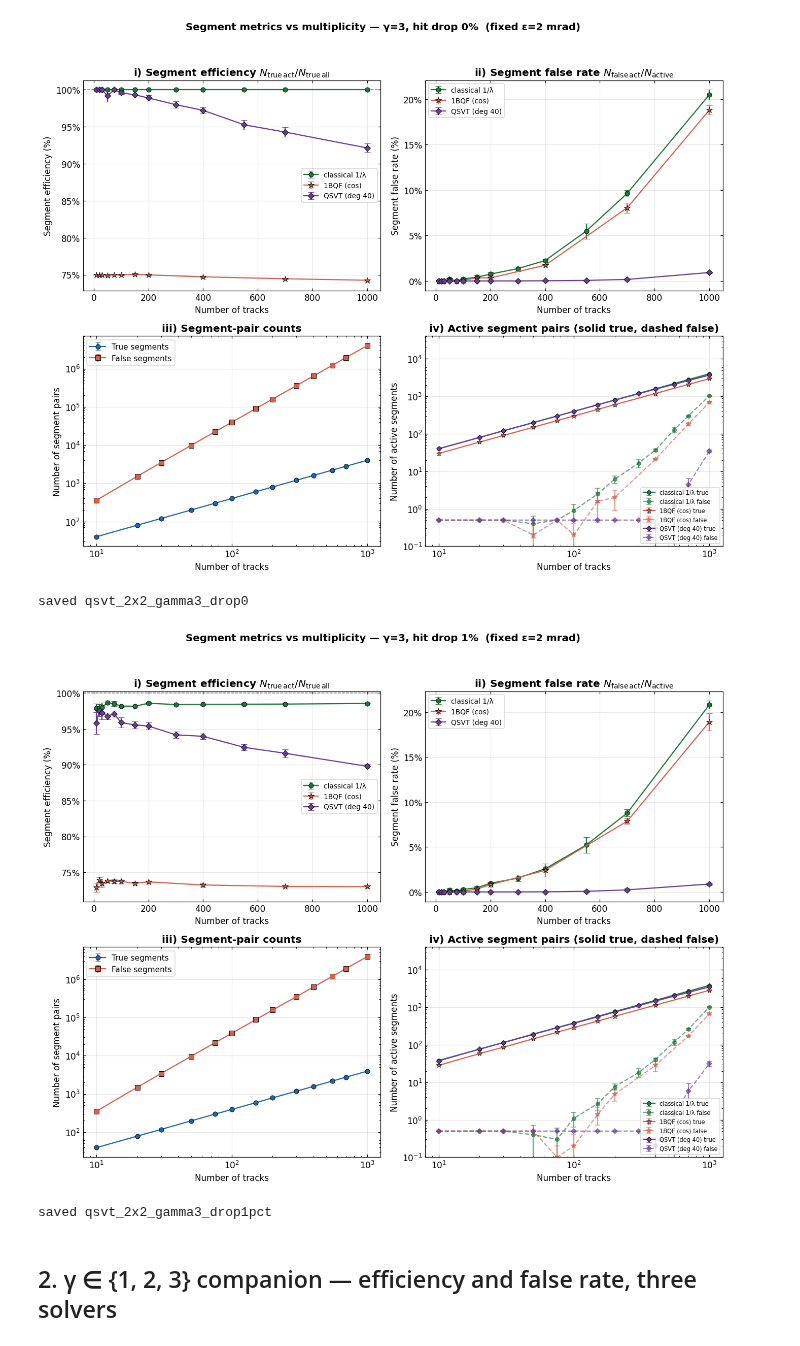
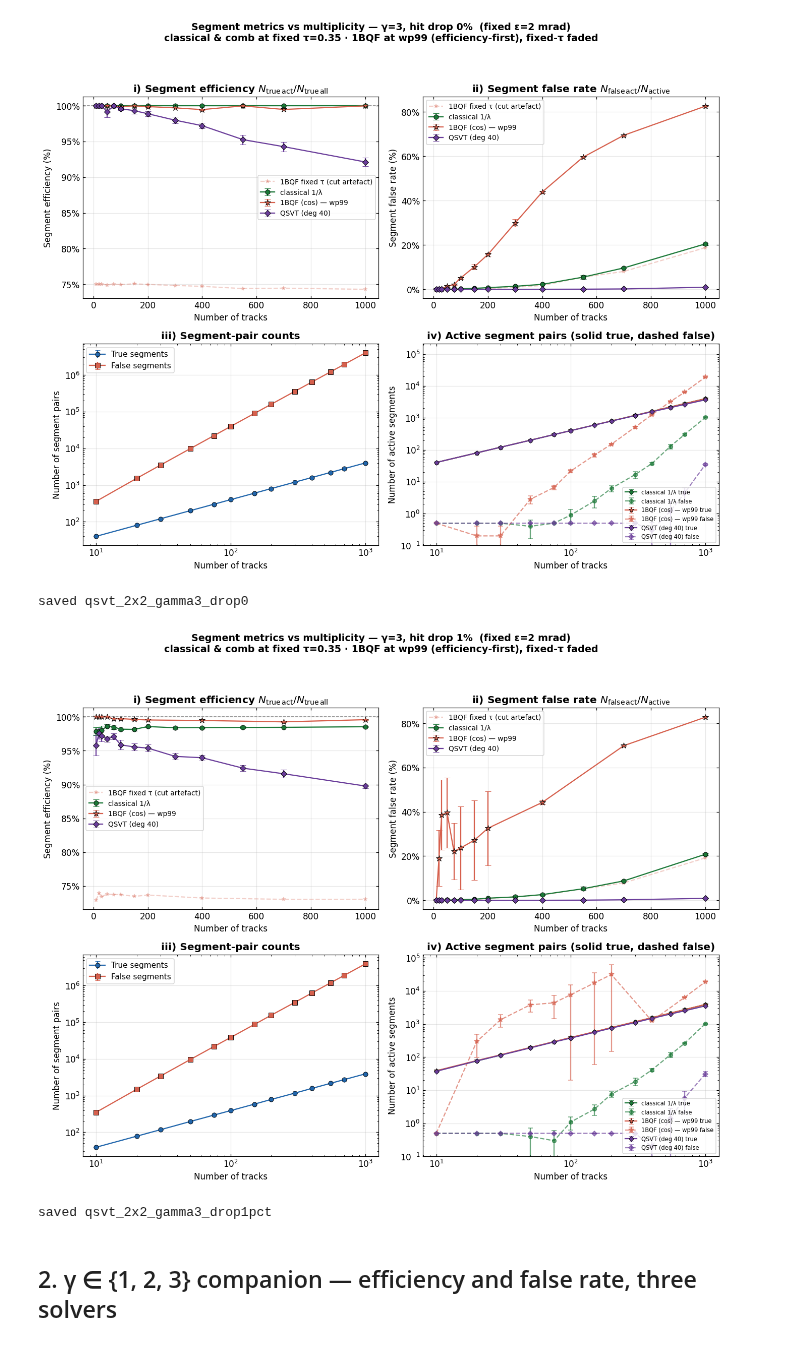
Before and after one commit to GeorgeWilliam1999/Quantum_Track_Reconstruction, a Jupyter notebook: QSVT/Segment_level_studies/01_qsvt_segment_efficiency.ipynb, the cells around one changed output. Drawn from its saved outputs; the diff is of its cells as text; code cells hidden in the pictures.

Commit message:
wp99 session 4: 1BQF headline -> wp99 in QSVT 2x2 + gamma companion (faded fixed-tau artefact)

```diff
--- a/QSVT/Segment_level_studies/01_qsvt_segment_efficiency.ipynb
+++ b/QSVT/Segment_level_studies/01_qsvt_segment_efficiency.ipynb
@@ -57,58 +70,79 @@ runs the full range, with 5 reps at T = 700/1000 (matching the qsvt rep count).
 # %%
 def plot_2x2_threeway(gamma, hit_ineff, stem):
     # all three solvers run to T=1000 (matrix-free 1BQF engine; 5 reps at T=700/1000)
+    # CONVENTION: classical & comb at the fixed γ-aware cut; the 1BQF HEADLINE is its
+    # efficiency-first wp99 working point (τ at the 1% quantile of its true amplitudes).
+    # The fixed-τ 1BQF curve stays faded — its ~75% plateau is the cut, not lost physics.
     Mc=M[M["n_trk"]<=1000]
     ds={k:S.agg_by_ntrk(Mc,k,gamma,hit_ineff) for k,_,_,_ in SOLVERS}
     if not ds["classical"]:
         print(f"[FLAG] no data for gamma={gamma}, drop={hit_ineff}"); return
+    def headline(k,d):
+        # per-solver headline arrays: 1BQF -> wp99; classical / comb -> fixed cut
+        if k=="quantum" and "se_wp_m" in d:
+            return d["se_wp_m"],d["se_wp_e"],d["fr_wp_m"],d["fr_wp_e"],d["tam_wp"],d["tase_wp"],d["fam_wp"],d["fase_wp"]
+        return d["se_m"],d["se_e"],d["fr_m"],d["fr_e"],d["tam"],d["tase"],d["fam"],d["fase"]
     fig,ax=plt.subplots(2,2,figsize=(12.5,10))
     # i) efficiency
     a=ax[0,0]
     for k,c,mk,lab in SOLVERS:
         d=ds[k]
-        if d: a.errorbar(d["tc"],d["se_m"],yerr=d["se_e"],fmt=mk+"-",color=c,capsize=4,mec="k",mew=0.6,label=lab,ms=8 if mk=="*" else 6)
+        if not d: continue
+        se,see,fr,fre,tam,tase,fam,fase=headline(k,d)
+        L=lab+" — wp99" if (k=="quantum" and "se_wp_m" in d) else lab
+        a.errorbar(d["tc"],se,yerr=see,fmt=mk+"-",color=c,capsize=4,mec="k",mew=0.6,label=L,ms=8 if mk=="*" else 6)
+        if k=="quantum" and "se_wp_m" in d:
+            a.plot(d["tc"],d["se_m"],mk+"--",color=c,alpha=0.30,ms=5,label="1BQF fixed τ (cut artefact)")
     a.axhline(100,color="gray",ls="--",lw=1); a.set_ylabel("Segment efficiency (%)")
     a.set_title(r"i) Segment efficiency $N_{\rm true\,act}/N_{\rm true\,all}$",fontweight="bold")
     a.yaxis.set_major_formatter(mticker.FormatStrFormatter("%g%%")); a.legend(fontsize=9)
     # ii) false rate
     a=ax[0,1]
     for k,c,mk,lab in SOLVERS:
         d=ds[k]
-        if d: a.errorbar(d["tc"],d["fr_m"],yerr=d["fr_e"],fmt=mk+"-",color=c,capsize=4,mec="k",mew=0.6,label=lab,ms=8 if mk=="*" else 6)
+        if not d: continue
+        se,see,fr,fre,tam,tase,fam,fase=headline(k,d)
+        L=lab+" — wp99" if (k=="quantum" and "se_wp_m" in d) else lab
+        a.errorbar(d["tc"],fr,yerr=fre,fmt=mk+"-",color=c,capsize=4,mec="k",mew=0.6,label=L,ms=8 if mk=="*" else 6)
+        if k=="quantum" and "fr_wp_m" in d:
+            a.plot(d["tc"],d["fr_m"],mk+"--",color=c,alpha=0.30,ms=5,label="1BQF fixed τ (cut artefact)")
     a.set_ylabel("Segment false rate (%)")
     a.set_title(r"ii) Segment false rate $N_{\rm false\,act}/N_{\rm active}$",fontweight="bold")
     a.yaxis.set_major_formatter(mticker.FormatStrFormatter("%g%%")); a.legend(fontsize=9)
     # iii) pair counts (solver-independent; from classical)
     a=ax[1,0]; d=ds["classical"]
     a.errorbar(d["tc"],d["ntm"],yerr=d["ntse"],fmt="o-",color="#2166ac",capsize=3,mec="k",mew=0.6,label="True segments")
     a.errorbar(d["tc"],d["nfm"],yerr=d["nfse"],fmt="s-",color="#d6604d",capsize=3,mec="k",mew=0.6,label="False segments")
     a.set_yscale("log"); a.set_ylabel("Number of segment pairs")
     a.set_title("iii) Segment-pair counts",fontweight="bold"); a.legend(loc="upper left",fontsize=10)
-    # iv) active counts per solver (solid=true, dashed=false)
+    # iv) active counts per solver (solid=true, dashed=false; 1BQF at wp99)
     a=ax[1,1]
     for k,c,mk,lab in SOLVERS:
         d=ds[k]
         if not d: continue
-        fa=np.where(d["fam"]>0,d["fam"],0.5)
-        a.errorbar(d["tc"],d["tam"],yerr=d["tase"],fmt=mk+"-",color=c,capsize=3,mec="k",mew=0.5,label=f"{lab} true",ms=7 if mk=="*" else 5)
-        a.errorbar(d["tc"],fa,yerr=np.where(d["fam"]>0,d["fase"],0.0),fmt=mk+"--",color=c,capsize=3,alpha=0.65,label=f"{lab} false",ms=7 if mk=="*" else 5)
+        se,see,fr,fre,tam,tase,fam,fase=headline(k,d)
+        L=lab+" — wp99" if (k=="quantum" and "se_wp_m" in d) else lab
+        fa=np.where(fam>0,fam,0.5)
+        a.errorbar(d["tc"],tam,yerr=tase,fmt=mk+"-",color=c,capsize=3,mec="k",mew=0.5,label=f"{L} true",ms=7 if mk=="*" else 5)
+        a.errorbar(d["tc"],fa,yerr=np.where(fam>0,fase,0.0),fmt=mk+"--",color=c,capsize=3,alpha=0.65,label=f"{L} false",ms=7 if mk=="*" else 5)
     a.set_yscale("log"); a.set_ylim(0.1,None); a.set_ylabel("Number of active segments")
     a.set_title("iv) Active segment pairs (solid true, dashed false)",fontweight="bold")
     a.legend(loc="lower right",fontsize=7.5,ncol=1)
     for x in ax.flat:
         x.set_xlabel("Number of tracks"); x.tick_params(which="both",direction="in",top=True,right=True)
     for x in ax[1,:]: x.set_xscale("log")
-    fig.suptitle(f"Segment metrics vs multiplicity — γ={gamma:g}, hit drop {hit_ineff:.0%}  (fixed ε=2 mrad)",
-                 fontsize=13,fontweight="bold",y=1.0)
-    fig.tight_layout(rect=[0,0,1,0.97])
+    fig.suptitle(f"Segment metrics vs multiplicity — γ={gamma:g}, hit drop {hit_ineff:.0%}  (fixed ε=2 mrad)\n"
+                 f"classical & comb at fixed τ={S.threshold(gamma):.2f} · 1BQF at wp99 (efficiency-first), fixed-τ faded",
+                 fontsize=12.5,fontweight="bold",y=1.005)
+    fig.tight_layout(rect=[0,0,1,0.965])
     for ext,dpi in (("pdf",600),("png",300)): fig.savefig(OUT/f"{stem}.{ext}",dpi=dpi,bbox_inches="tight",facecolor="white")
     plt.show(); print("saved",stem)
 plot_2x2_threeway(3.0,0.0,"qsvt_2x2_gamma3_drop0")
 plot_2x2_threeway(3.0,0.01,"qsvt_2x2_gamma3_drop1pct")
 # %% [output]
-[figure, old version]
+[figure, new version]
 saved qsvt_2x2_gamma3_drop0
-[figure, old version]
+[figure, new version]
 saved qsvt_2x2_gamma3_drop1pct
 # %% [markdown]
 ## 2. γ ∈ {1, 2, 3} companion — efficiency and false rate, three solvers
```
Also changed, not shown: parts of 6 cells of this notebook, 11 other files.
